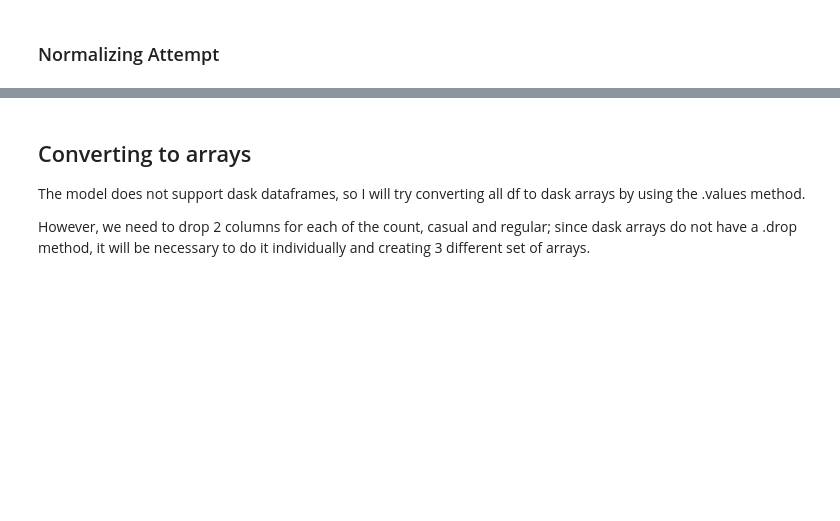
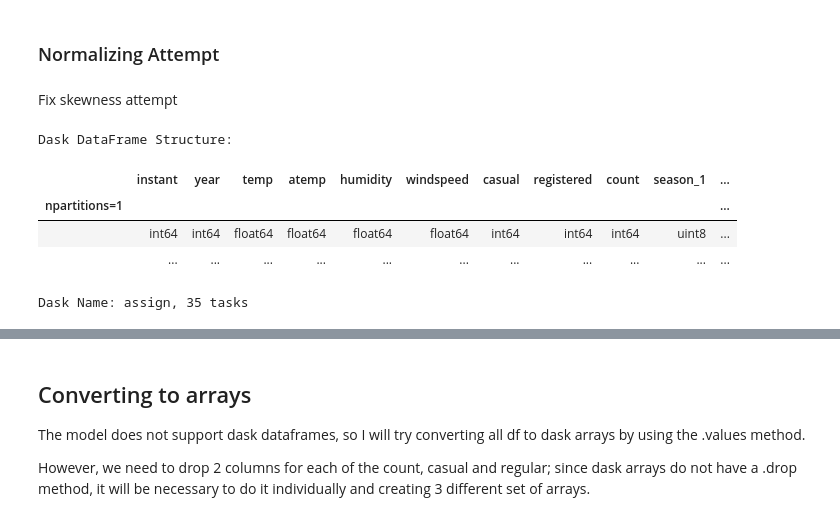
Before and after one commit to marcosberges/bike_sharing, a Jupyter notebook: Individual_python_mbg.ipynb, the cells around one changed output, grey strips where cells are left out. Saved outputs shown, nothing was run; the diff lists cells and outputs as text; code cells hidden in the pictures; blank space fills up the shorter version.

Commit message:
fix skewness but same result

```diff
--- a/Individual_python_mbg.ipynb
+++ b/Individual_python_mbg.ipynb
@@ -39,3 +40,33 @@ ddf_onehot=pipeline.fit_transform(ddf)
 cols = list(ddf_onehot.columns[2:6])
 scaler=MinMaxScaler()
 ddf_onehot[cols]=scaler.fit_transform(ddf_onehot[cols])
+# %% [markdown]
+Fix  skewness attempt
+# %%
+def correct_skewness(columns=None, max_skewness=0.5):
+    if columns is None:
+        raise ValueError(
+            f"columns argument is None. Please set columns argument to a list of columns"
+        )
+
+
+    for col in columns:
+        skewness = stats.skew(ddf_onehot[col])
+        max_val = ddf_onehot[col].max().compute()
+        min_val = ddf_onehot[col].min().compute()
+
+        if abs(skewness) > max_skewness and (max_val > 1 or min_val < 0):
+            delta = 1.0
+            if min_val < 0:
+                delta = max(1, -min_val + 1)
+            ddf_onehot[col] = da.log(delta + ddf_onehot[col])
+    return ddf_onehot
+# %%
+correct_skewness(columns=['instant','year','temp','atemp','humidity','windspeed'])
+# %% [output]
+Dask DataFrame Structure:
+|  | instant | year | temp | atemp | humidity | windspeed | casual | registered | count | season_1 | ... |
+| npartitions=1 |  |  |  |  |  |  |  |  |  |  | ... |
+|  | int64 | int64 | float64 | float64 | float64 | float64 | int64 | int64 | int64 | uint8 | ... |
+|  | ... | ... | ... | ... | ... | ... | ... | ... | ... | ... | ... |
+Dask Name: assign, 35 tasks
```
Also changed, not shown: parts of 3 cells of this notebook.
